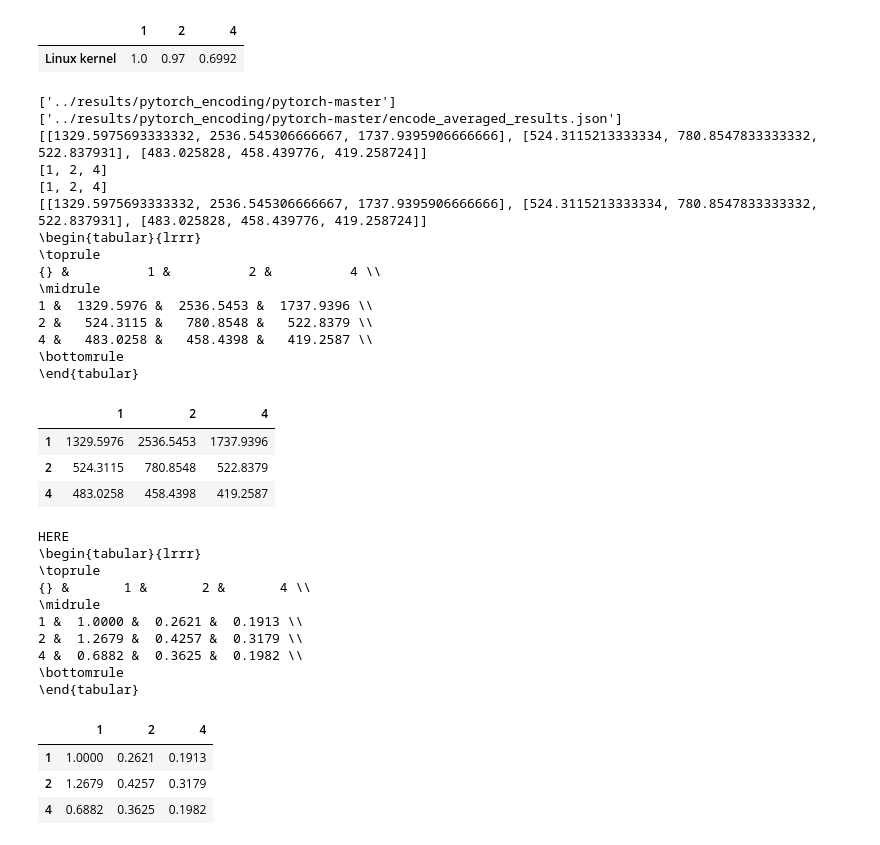
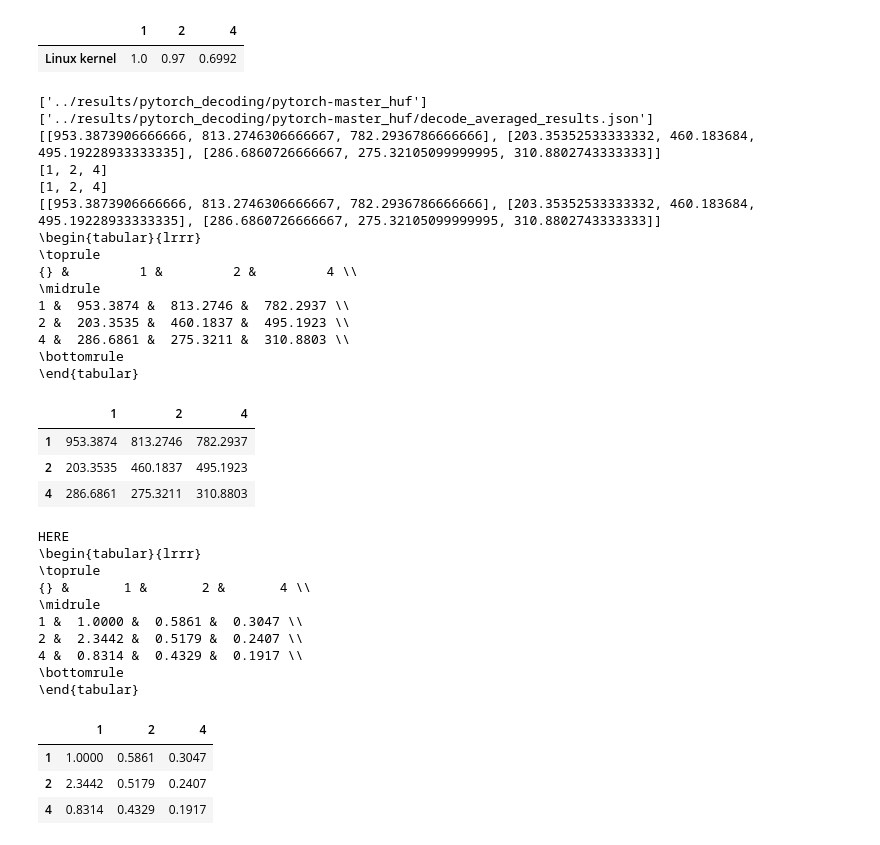
Before and after one commit to BigEmperor26/HuffmanCODEC, a Jupyter notebook: results/results_analyzers/grapher.ipynb, the cells around one changed output. Saved outputs shown, nothing was run; the diff lists cells and outputs as text; code cells hidden in the pictures.

```diff
--- a/src/grapher.ipynb
+++ b/results/results_analyzers/grapher.ipynb
@@ -2282,7 +2282,7 @@ from os.path import isfile, isdir, join
 
 #path = sys.argv[1]
 # path = '../results/synthetic_encode_barrier'
-path = '../results/pytorch_encoding'
+path = '../results/pytorch_decoding'
 file_folders = [join(path,f) for f in listdir(path) if isdir(join(path, f))]
 print(file_folders)
 
@@ -2316,55 +2316,55 @@ print(processes)
 pd.set_option("display.precision", 4)
 print(results)
 
 df_overall = pd.DataFrame(np.matrix(results), columns=processes, index=threads)
 #df_overall.to_csv('overall.csv')
 print(df_overall.to_latex(index=True))
 display(df_overall)
 
 
 # # effiecincies
 print("HERE")
 y = np.ones((len(processes),len(threads)),dtype=int)
 z = y*np.array(threads)
 vec = np.array([1,2,4])
 vec = vec.reshape((1,3))
 z = z*vec.transpose()
 df_overall = pd.DataFrame((1/(np.matrix(results)/np.matrix(results)[0,0]))/z, columns=processes, index=threads)
 
 #df_overall.to_csv('overall.csv')
 print(df_overall.to_latex(index=True))
 display(df_overall)
 # %% [output]
-['../results/pytorch_encoding/pytorch-master']
-['../results/pytorch_encoding/pytorch-master/encode_averaged_results.json']
-[[1329.5975693333332, 2536.545306666667, 1737.9395906666666], [524.3115213333334, 780.8547833333332, 522.837931], [483.025828, 458.439776, 419.258724]]
+['../results/pytorch_decoding/pytorch-master_huf']
+['../results/pytorch_decoding/pytorch-master_huf/decode_averaged_results.json']
+[[953.3873906666666, 813.2746306666667, 782.2936786666666], [203.35352533333332, 460.183684, 495.19228933333335], [286.6860726666667, 275.32105099999995, 310.8802743333333]]
 [1, 2, 4]
 [1, 2, 4]
-[[1329.5975693333332, 2536.545306666667, 1737.9395906666666], [524.3115213333334, 780.8547833333332, 522.837931], [483.025828, 458.439776, 419.258724]]
+[[953.3873906666666, 813.2746306666667, 782.2936786666666], [203.35352533333332, 460.183684, 495.19228933333335], [286.6860726666667, 275.32105099999995, 310.8802743333333]]
 \begin{tabular}{lrrr}
 \toprule
-{} &          1 &          2 &          4 \\
+{} &         1 &         2 &         4 \\
 \midrule
-1 &  1329.5976 &  2536.5453 &  1737.9396 \\
-2 &   524.3115 &   780.8548 &   522.8379 \\
-4 &   483.0258 &   458.4398 &   419.2587 \\
+1 &  953.3874 &  813.2746 &  782.2937 \\
+2 &  203.3535 &  460.1837 &  495.1923 \\
+4 &  286.6861 &  275.3211 &  310.8803 \\
 \bottomrule
 \end{tabular}
 |  | 1 | 2 | 4 |
-| 1 | 1329.5976 | 2536.5453 | 1737.9396 |
-| 2 | 524.3115 | 780.8548 | 522.8379 |
-| 4 | 483.0258 | 458.4398 | 419.2587 |
+| 1 | 953.3874 | 813.2746 | 782.2937 |
+| 2 | 203.3535 | 460.1837 | 495.1923 |
+| 4 | 286.6861 | 275.3211 | 310.8803 |
 HERE
 \begin{tabular}{lrrr}
 \toprule
 {} &       1 &       2 &       4 \\
 \midrule
-1 &  1.0000 &  0.2621 &  0.1913 \\
-2 &  1.2679 &  0.4257 &  0.3179 \\
-4 &  0.6882 &  0.3625 &  0.1982 \\
+1 &  1.0000 &  0.5861 &  0.3047 \\
+2 &  2.3442 &  0.5179 &  0.2407 \\
+4 &  0.8314 &  0.4329 &  0.1917 \\
 \bottomrule
 \end{tabular}
 |  | 1 | 2 | 4 |
-| 1 | 1.0000 | 0.2621 | 0.1913 |
-| 2 | 1.2679 | 0.4257 | 0.3179 |
-| 4 | 0.6882 | 0.3625 | 0.1982 |
+| 1 | 1.0000 | 0.5861 | 0.3047 |
+| 2 | 2.3442 | 0.5179 | 0.2407 |
+| 4 | 0.8314 | 0.4329 | 0.1917 |
```
Also changed, not shown: 7 other files.
